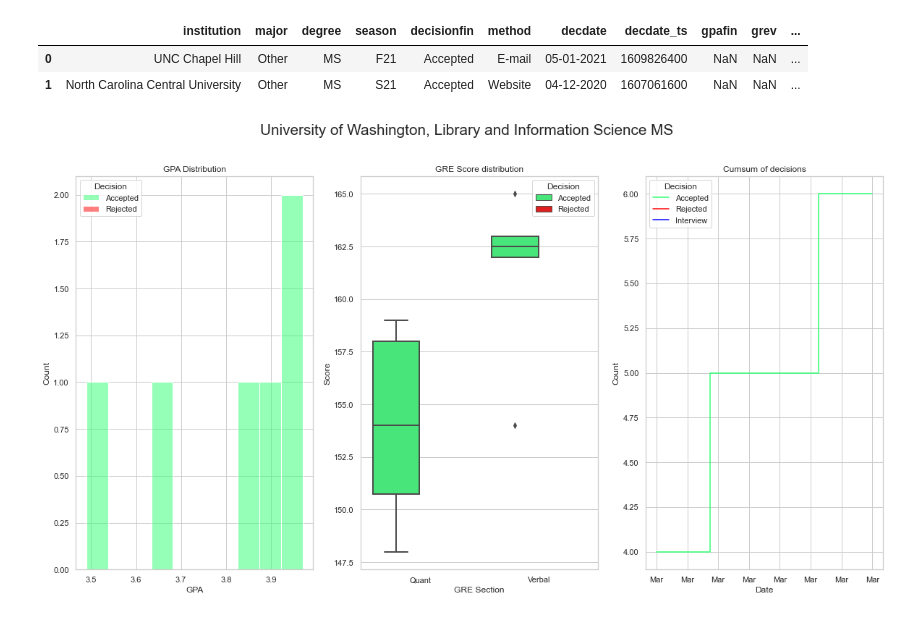
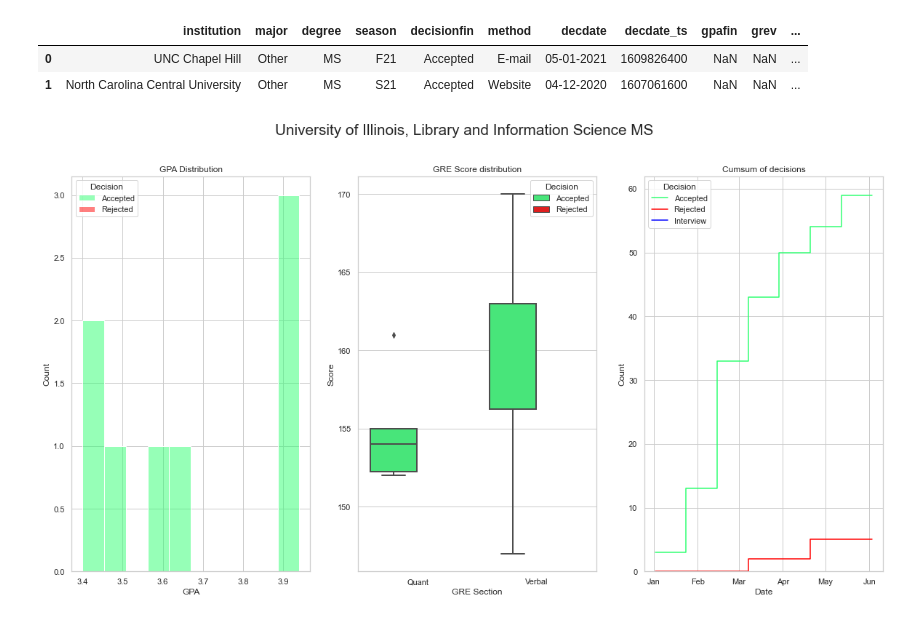
Before and after one commit to jjdelvalle/gradcafe_analysis, a Jupyter notebook: app/GradAnalysis.ipynb, the cells around one changed output. Saved outputs shown, nothing was run; the diff lists cells and outputs as text; code cells hidden in the pictures.

```diff
--- a/app/GradAnalysis.ipynb
+++ b/app/GradAnalysis.ipynb
@@ -194,6 +209,6 @@ lisdf.head(2)
 # %%
 lisdf_1520 = lisdf[lisdf['gpafin'] <= 4]
 # %%
-get_uni_stats(lisdf, 'washington', 'University of Washington', 'MS', 'Library and Information Science')
+get_uni_stats(lisdf, 'illinois', 'University of Illinois', 'MS', 'Library and Information Science')
 # %% [output]
-[figure, old version]
+[figure, new version]
```
Also changed, not shown: parts of 2 cells of this notebook.
